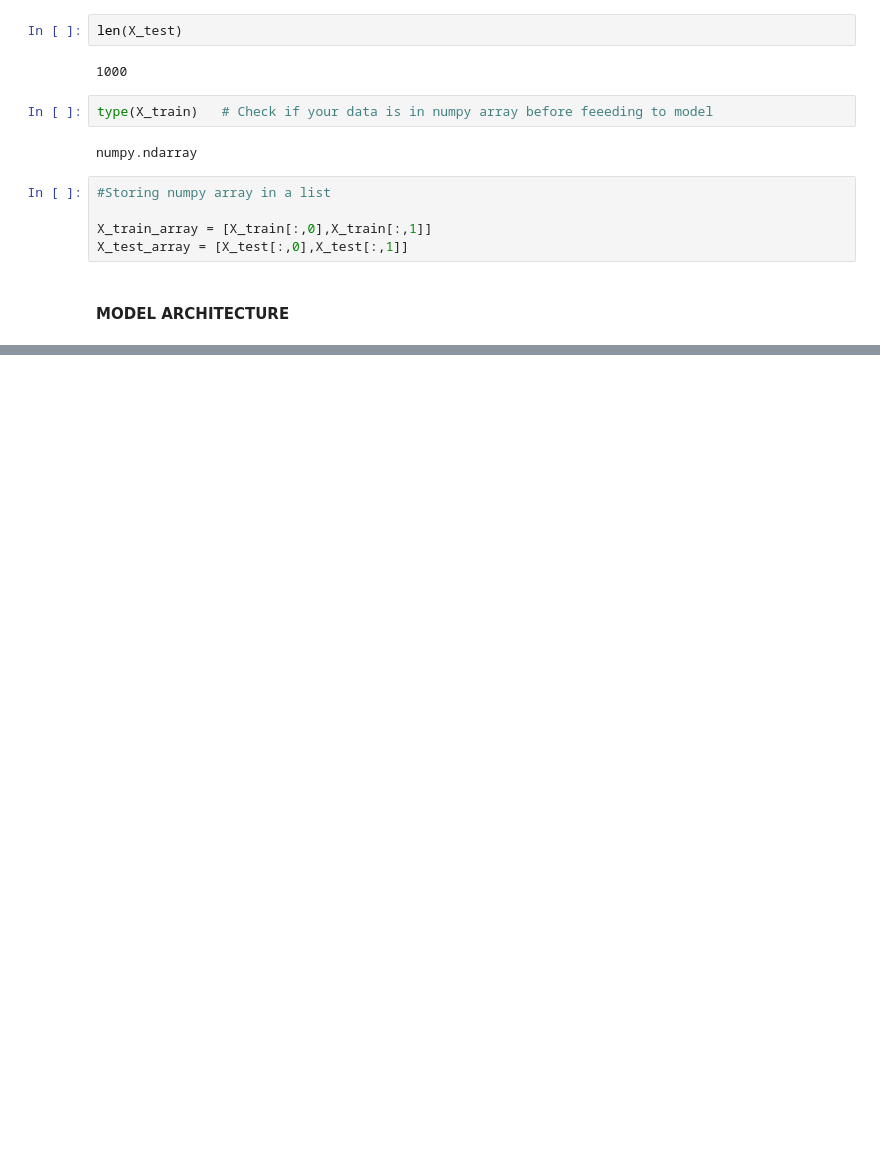
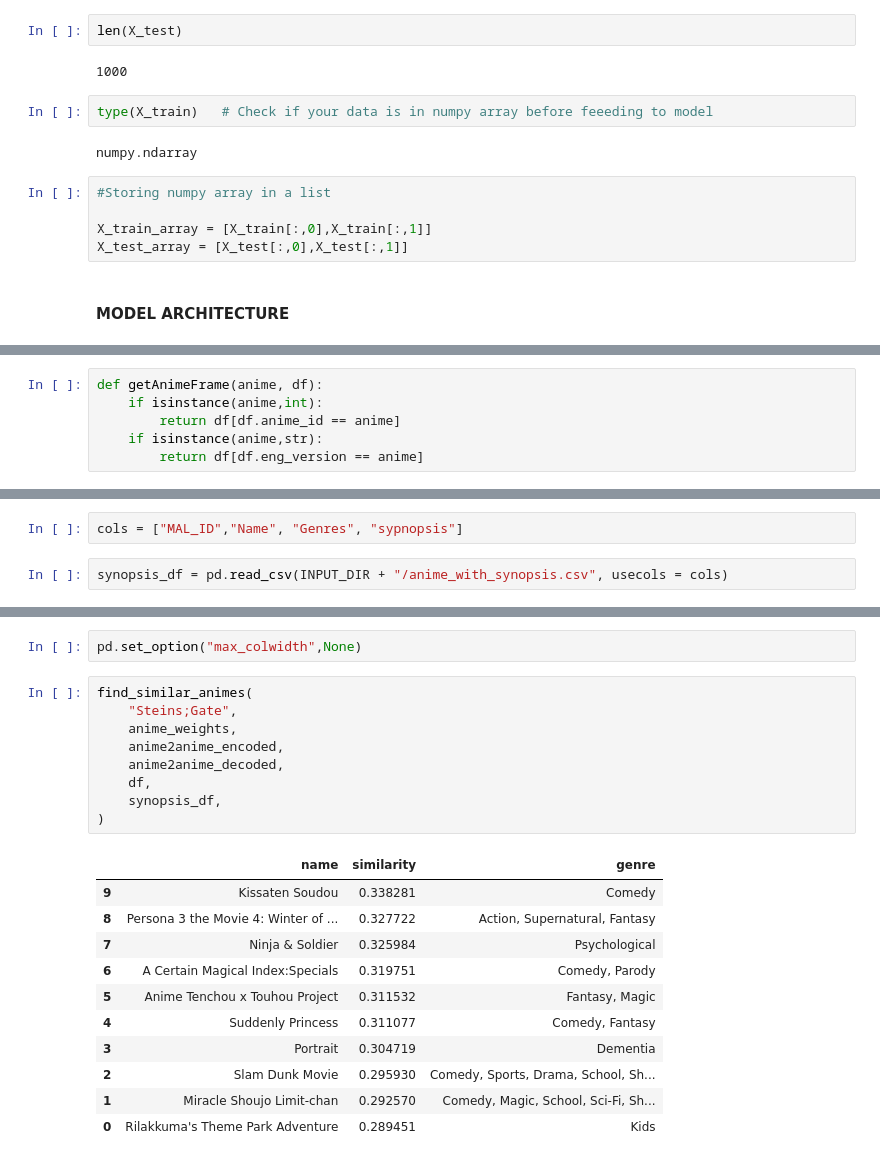
Before and after one commit to neelay-16/MLOPS-Project-2, a Jupyter notebook: notebook/notebook.ipynb, the cells around one changed output, grey strips where cells are left out. Drawn from its saved outputs; the diff is of its cells as text; blank space fills up the shorter version.

```diff
--- a/notebook/notebook.ipynb
+++ b/notebook/notebook.ipynb
@@ -213,0 +382,6 @@ def RecommenderNet():
+# %%
+def getAnimeFrame(anime, df):
+    if isinstance(anime,int):
+        return df[df.anime_id == anime]
+    if isinstance(anime,str):
+        return df[df.eng_version == anime]
@@ -213,0 +400,4 @@ def RecommenderNet():
+# %%
+cols = ["MAL_ID","Name", "Genres", "sypnopsis"]
+# %%
+synopsis_df = pd.read_csv(INPUT_DIR + "/anime_with_synopsis.csv", usecols = cols)
@@ -213,0 +477,23 @@ def RecommenderNet():
+# %%
+pd.set_option("max_colwidth",None)
+# %%
+find_similar_animes(
+    "Steins;Gate",
+    anime_weights,
+    anime2anime_encoded,
+    anime2anime_decoded,
+    df,
+    synopsis_df,
+)
+# %% [output]
+|  | name | similarity | genre |
+| 9 | Kissaten Soudou | 0.338281 | Comedy |
+| 8 | Persona 3 the Movie 4: Winter of ... | 0.327722 | Action, Supernatural, Fantasy |
+| 7 | Ninja & Soldier | 0.325984 | Psychological |
+| 6 | A Certain Magical Index:Specials | 0.319751 | Comedy, Parody |
+| 5 | Anime Tenchou x Touhou Project | 0.311532 | Fantasy, Magic |
+| 4 | Suddenly Princess | 0.311077 | Comedy, Fantasy |
+| 3 | Portrait | 0.304719 | Dementia |
+| 2 | Slam Dunk Movie | 0.295930 | Comedy, Sports, Drama, School, Sh... |
+| 1 | Miracle Shoujo Limit-chan | 0.292570 | Comedy, Magic, School, Sci-Fi, Sh... |
+| 0 | Rilakkuma's Theme Park Adventure | 0.289451 | Kids |
```
Also changed, not shown: parts of 48 cells of this notebook, 16 other files.
